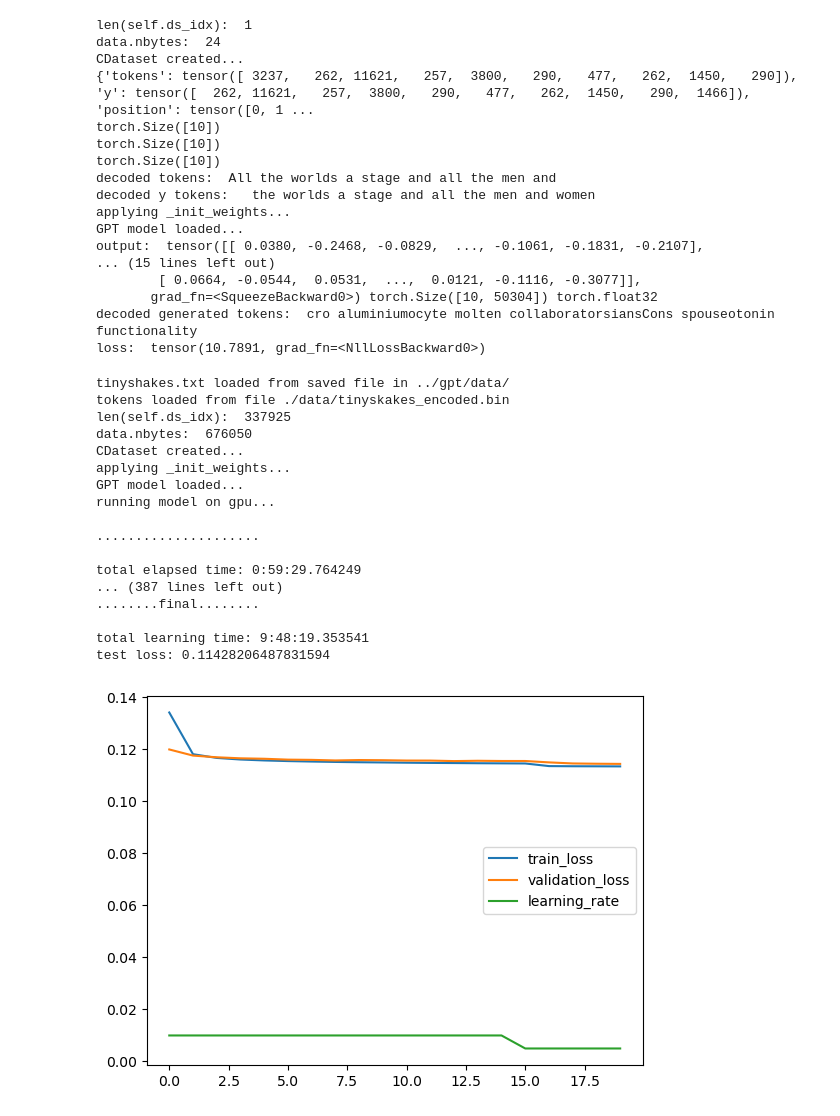
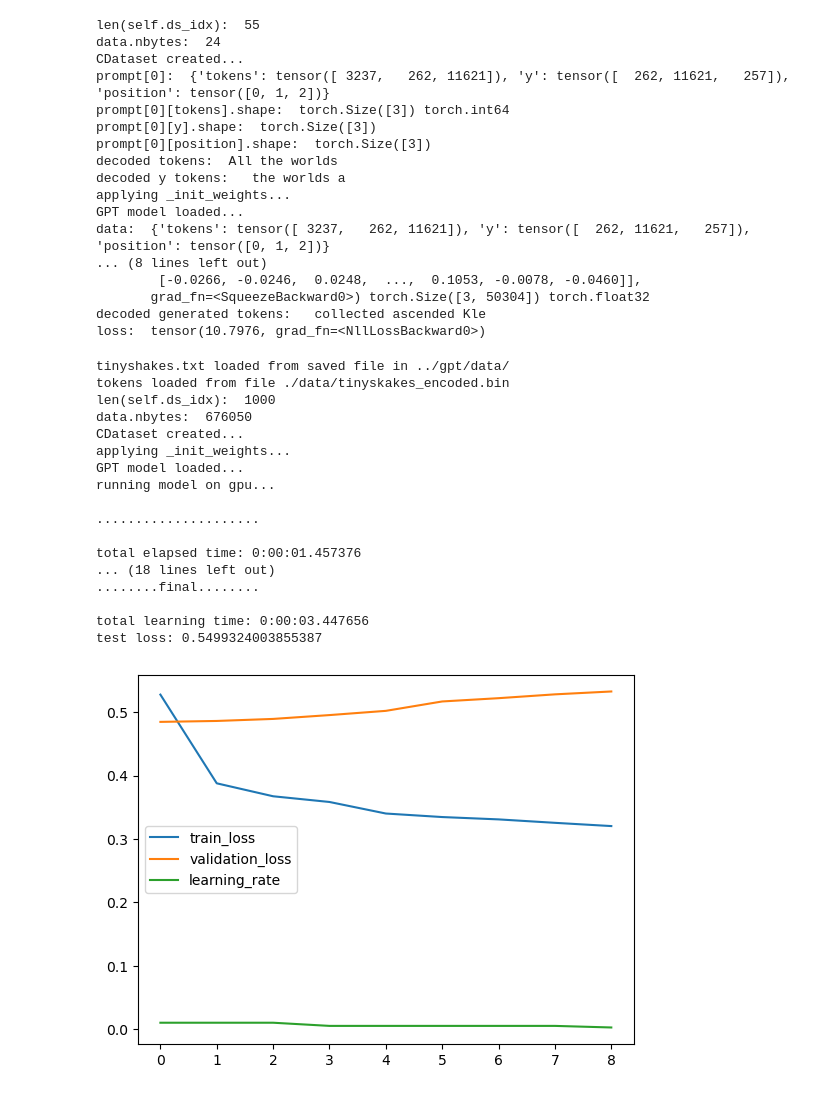
Before and after one commit to icanswim/gpt, a Jupyter notebook: experiment.ipynb, the cells around one changed output. Drawn from its saved outputs; the diff is of its cells as text; code cells hidden in the pictures.

Commit message:
working on gpt.generate()

```diff
--- a/experiment.ipynb
+++ b/experiment.ipynb
@@ -72,10 +59,10 @@ decoded y:   the worlds a stage and all the men and women
 # pass a single example from dataset to model to loss function
 # (batch, d_seq, d_model)
 
-d_seq = 10 # dimension sequence
+d_seq = 3 # dimension sequence
 d_vocab = 50304 # dimension vocabulary
-d_vec = 32 # dimension embedding vector
-d_model = 32 # dimension model input
+d_vec = 4 # dimension embedding vector
+d_model = 4 # dimension model input
 assert d_model == d_vec
 
 ds_param = {'transforms': {'tokens': [AsTensor()],
@@ -85,10 +72,10 @@ ds_param = {'transforms': {'tokens': [AsTensor()],
             'prompt': 'All the worlds a stage and all the men and women merely'}
 
 prompt = TinyShakes(**ds_param)
-print(prompt[0])
-print(prompt[0]['tokens'].shape)
-print(prompt[0]['y'].shape)
-print(prompt[0]['position'].shape)
+print('prompt[0]: ', prompt[0])
+print('prompt[0][tokens].shape: ', prompt[0]['tokens'].shape, prompt[0]['tokens'].dtype)
+print('prompt[0][y].shape: ', prompt[0]['y'].shape)
+print('prompt[0][position].shape: ', prompt[0]['position'].shape)
 print('decoded tokens: ', prompt.encoding.decode(prompt[0]['tokens'].tolist()))
 print('decoded y tokens: ', prompt.encoding.decode(prompt[0]['y'].tolist()))
 
@@ -115,50 +102,49 @@ print('prompt_tokens: ', prompt_tokens, prompt_tokens.shape, prompt_tokens.dtype
 target_tokens = data['y']
 print('target_tokens: ', target_tokens, target_tokens.shape, target_tokens.dtype)
 
-generated_tokens = out.squeeze()
-print('generated_tokens: ', generated_tokens, generated_tokens.shape, generated_tokens.dtype)
-print('decoded generated tokens: ', prompt.encoding.decode(generated_tokens.argmax(dim=-1).tolist()))
+generated_embeddings = out.squeeze()
+print('generated_embeddings: ', generated_embeddings, generated_embeddings.shape, generated_embeddings.dtype)
+print('decoded generated tokens: ', prompt.encoding.decode(generated_embeddings.argmax(dim=-1).tolist()))
 
 cel_func = CrossEntropyLoss()
 loss = cel_func(out, target_tokens)
 print('loss: ', loss)
 # %% [output]
-len(self.ds_idx):  1
+len(self.ds_idx):  55
 data.nbytes:  24
 CDataset created...
-{'tokens': tensor([ 3237,   262, 11621,   257,  3800,   290,   477,   262,  1450,   290]), 'y': tensor([  262, 11621,   257,  3800,   290,   477,   262,  1450,   290,  1466]), 'position': tensor([0, 1 ...
-torch.Size([10])
-torch.Size([10])
-torch.Size([10])
-decoded tokens:  All the worlds a stage and all the men and
-decoded y tokens:   the worlds a stage and all the men and women
+prompt[0]:  {'tokens': tensor([ 3237,   262, 11621]), 'y': tensor([  262, 11621,   257]), 'position': tensor([0, 1, 2])}
+prompt[0][tokens].shape:  torch.Size([3]) torch.int64
+prompt[0][y].shape:  torch.Size([3])
+prompt[0][position].shape:  torch.Size([3])
+decoded tokens:  All the worlds
+decoded y tokens:   the worlds a
 applying _init_weights...
 GPT model loaded...
-output:  tensor([[ 0.0380, -0.2468, -0.0829,  ..., -0.1061, -0.1831, -0.2107],
-... (15 lines left out)
-        [ 0.0664, -0.0544,  0.0531,  ...,  0.0121, -0.1116, -0.3077]],
-       grad_fn=<SqueezeBackward0>) torch.Size([10, 50304]) torch.float32
-decoded generated tokens:  cro aluminiumocyte molten collaboratorsiansCons spouseotonin functionality
-loss:  tensor(10.7891, grad_fn=<NllLossBackward0>)
+data:  {'tokens': tensor([ 3237,   262, 11621]), 'y': tensor([  262, 11621,   257]), 'position': tensor([0, 1, 2])}
+... (8 lines left out)
+        [-0.0266, -0.0246,  0.0248,  ...,  0.1053, -0.0078, -0.0460]],
+       grad_fn=<SqueezeBackward0>) torch.Size([3, 50304]) torch.float32
+decoded generated tokens:   collected ascended Kle
+loss:  tensor(10.7976, grad_fn=<NllLossBackward0>)
 # %%
 # put all together in a learner
 # (batch, d_seq, d_model)
 
-d_seq = 100 # dimension sequence
+d_seq = 10 # dimension sequence
 d_vocab = 50304 # dimension vocabulary
-d_vec = 512 # dimension embedding vector
-d_model = 512 # dimension model input
+d_vec = 128 # dimension embedding vector
+d_model = 128 # dimension model input
 assert d_model == d_vec
 
 ds_param = {'train_param': {'transforms': {'tokens': [AsTensor()],
                             'y': [AsTensor()],
                             'position': [AsTensor()]},
             'd_seq': d_seq,
-            #'n': 100000
+            'n': 1000,
                            }}
 
-model_param = {'gpu': True,
-               'd_model': d_model,
+model_param = {'d_model': d_model,
                'd_vocab': d_vocab,
                'n_head': 8,
                'num_layers': 6,
@@ -181,40 +167,40 @@ sample_param = {'set_seed': 88,
                 'splits': (.7,.15)}
 
 sched_param = {'factor': .5,
                'patience': 2,
                'cooldown': 2}
 
 learn = Learn([TinyShakes],
               GPT,
               Metrics=Metrics,
               Sampler=Selector,
               Optimizer=Adam,
               Scheduler=ReduceLROnPlateau,
               Criterion=CrossEntropyLoss,
               model_param=model_param, ds_param=ds_param, sample_param=sample_param,
               opt_param=opt_param, sched_param=sched_param, crit_param=crit_param,
               metrics_param=metrics_param,
-              batch_size=32, epochs=20, gpu=True,
-              save_model='gpt_test_model', load_model=None,
+              batch_size=16, epochs=10, gpu=True,
+              save_model=False, load_model=None,
               target='y')
 # %% [output]
 tinyshakes.txt loaded from saved file in ../gpt/data/
 tokens loaded from file ./data/tinyskakes_encoded.bin
-len(self.ds_idx):  337925
+len(self.ds_idx):  1000
 data.nbytes:  676050
 CDataset created...
 applying _init_weights...
 GPT model loaded...
 running model on gpu...
 
 .....................
 
-total elapsed time: 0:59:29.764249
-... (387 lines left out)
+total elapsed time: 0:00:01.457376
+... (18 lines left out)
 ........final........
 
-total learning time: 9:48:19.353541
-test loss: 0.11428206487831594
+total learning time: 0:00:03.447656
+test loss: 0.5499324003855387
-[figure, old version]
+[figure, new version]
 # %%
 # inference
```
Also changed, not shown: parts of 3 cells of this notebook, 1 other file.
